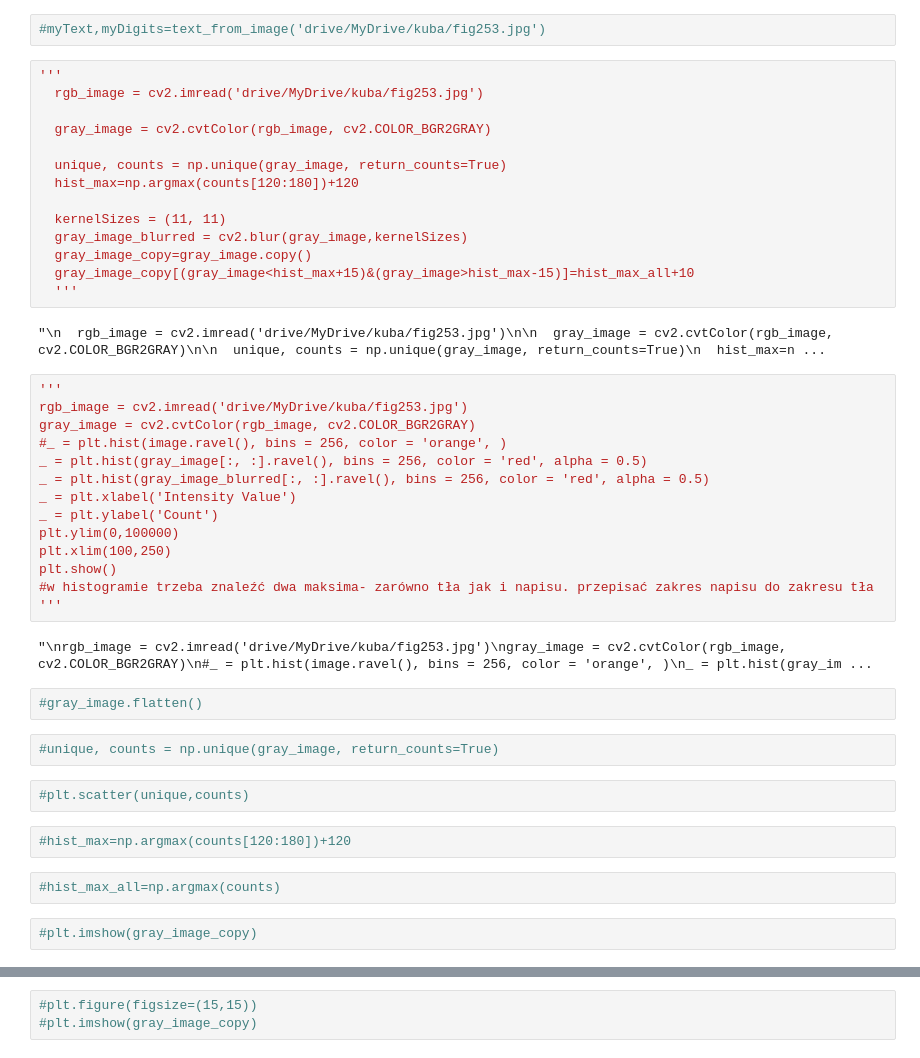
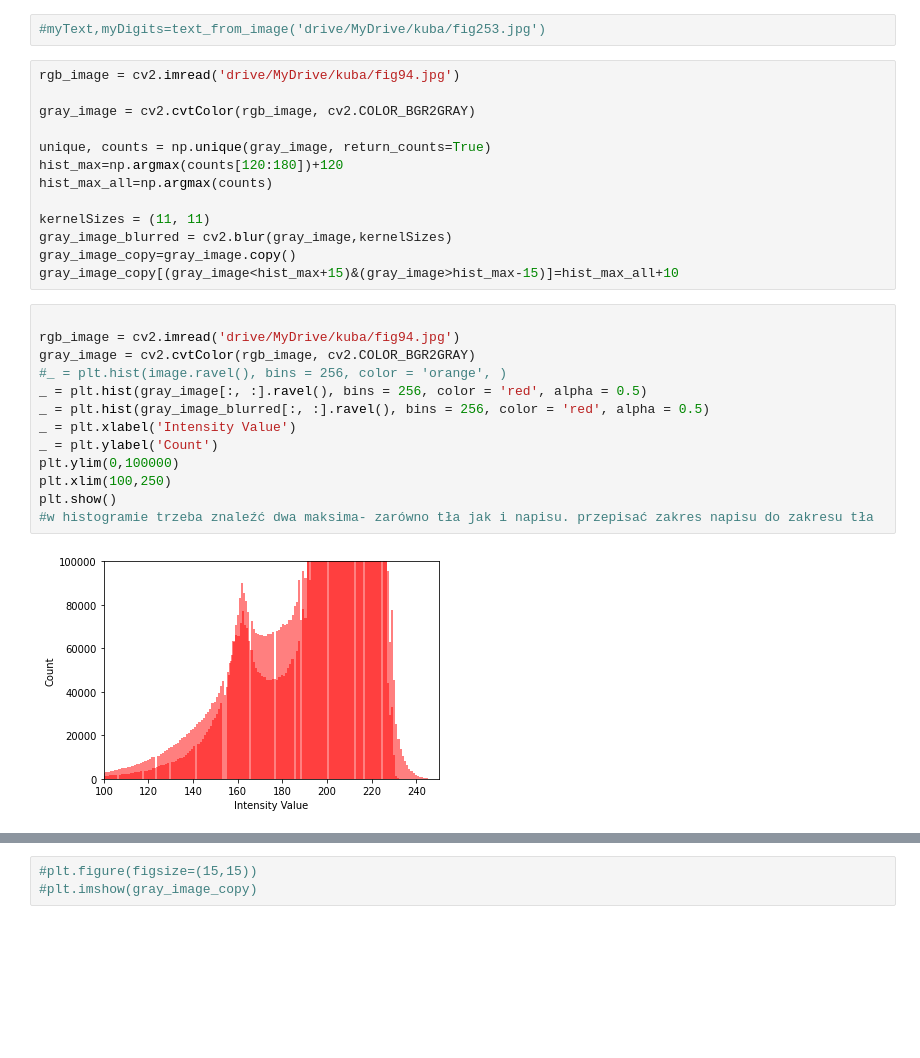
Before and after one commit to KacperGrodecki/image_proccessing, a Jupyter notebook: kuba_img_manip.ipynb, the cells around one changed output, grey strips where cells are left out. Cells and saved outputs as stored; diff of their text form; blank space fills up the shorter version.

```diff
--- a/kuba_img_manip.ipynb
+++ b/kuba_img_manip.ipynb
@@ -104,46 +104,30 @@ def text_from_image(image):
 # %%
 #myText,myDigits=text_from_image('drive/MyDrive/kuba/fig253.jpg')
 # %%
-'''
-  rgb_image = cv2.imread('drive/MyDrive/kuba/fig253.jpg')
+rgb_image = cv2.imread('drive/MyDrive/kuba/fig94.jpg')
 
-  gray_image = cv2.cvtColor(rgb_image, cv2.COLOR_BGR2GRAY)
+gray_image = cv2.cvtColor(rgb_image, cv2.COLOR_BGR2GRAY)
 
-  unique, counts = np.unique(gray_image, return_counts=True)
-  hist_max=np.argmax(counts[120:180])+120
+unique, counts = np.unique(gray_image, return_counts=True)
+hist_max=np.argmax(counts[120:180])+120
+hist_max_all=np.argmax(counts)
 
-  kernelSizes = (11, 11)
-  gray_image_blurred = cv2.blur(gray_image,kernelSizes)
-  gray_image_copy=gray_image.copy()
-  gray_image_copy[(gray_image<hist_max+15)&(gray_image>hist_max-15)]=hist_max_all+10
-  '''
+kernelSizes = (11, 11)
+gray_image_blurred = cv2.blur(gray_image,kernelSizes)
+gray_image_copy=gray_image.copy()
+gray_image_copy[(gray_image<hist_max+15)&(gray_image>hist_max-15)]=hist_max_all+10
-# %% [output]
-"\n  rgb_image = cv2.imread('drive/MyDrive/kuba/fig253.jpg')\n\n  gray_image = cv2.cvtColor(rgb_image, cv2.COLOR_BGR2GRAY)\n\n  unique, counts = np.unique(gray_image, return_counts=True)\n  hist_max=n ...
 # %%
-'''
-rgb_image = cv2.imread('drive/MyDrive/kuba/fig253.jpg')
+
+rgb_image = cv2.imread('drive/MyDrive/kuba/fig94.jpg')
 gray_image = cv2.cvtColor(rgb_image, cv2.COLOR_BGR2GRAY)
 #_ = plt.hist(image.ravel(), bins = 256, color = 'orange', )
 _ = plt.hist(gray_image[:, :].ravel(), bins = 256, color = 'red', alpha = 0.5)
 _ = plt.hist(gray_image_blurred[:, :].ravel(), bins = 256, color = 'red', alpha = 0.5)
 _ = plt.xlabel('Intensity Value')
 _ = plt.ylabel('Count')
 plt.ylim(0,100000)
 plt.xlim(100,250)
 plt.show()
 #w histogramie trzeba znaleźć dwa maksima- zarówno tła jak i napisu. przepisać zakres napisu do zakresu tła
-'''
 # %% [output]
-"\nrgb_image = cv2.imread('drive/MyDrive/kuba/fig253.jpg')\ngray_image = cv2.cvtColor(rgb_image, cv2.COLOR_BGR2GRAY)\n#_ = plt.hist(image.ravel(), bins = 256, color = 'orange', )\n_ = plt.hist(gray_im ...
+[figure, added]
-# %%
-#gray_image.flatten()
-# %%
-#unique, counts = np.unique(gray_image, return_counts=True)
-# %%
-#plt.scatter(unique,counts)
-# %%
-#hist_max=np.argmax(counts[120:180])+120
-# %%
-#hist_max_all=np.argmax(counts)
-# %%
-#plt.imshow(gray_image_copy)
```
Also changed, not shown: parts of 8 cells of this notebook.
